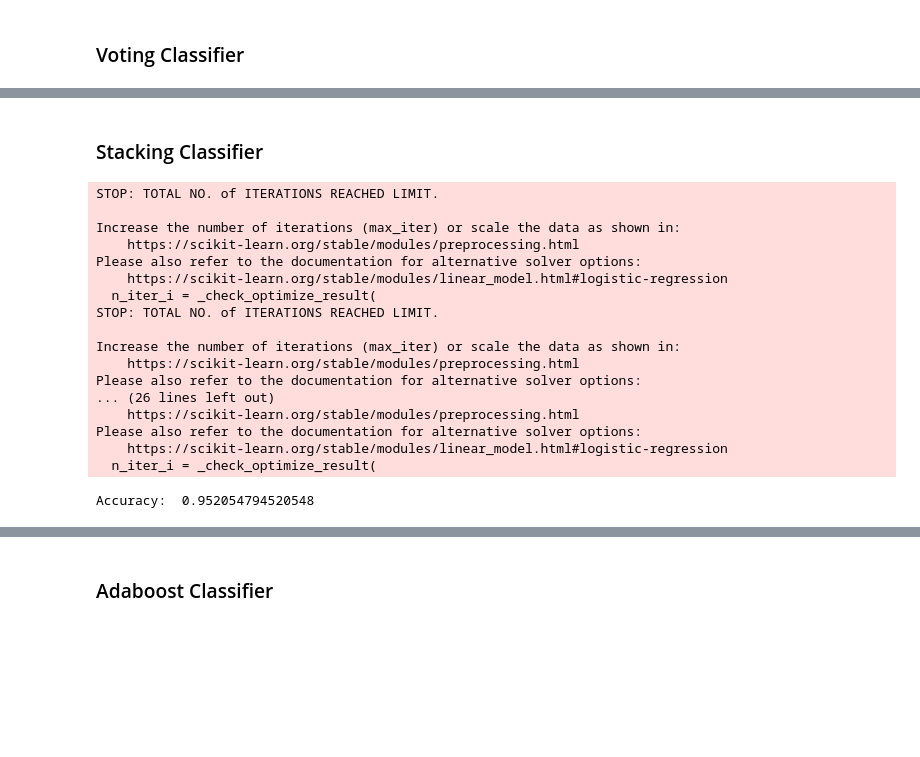
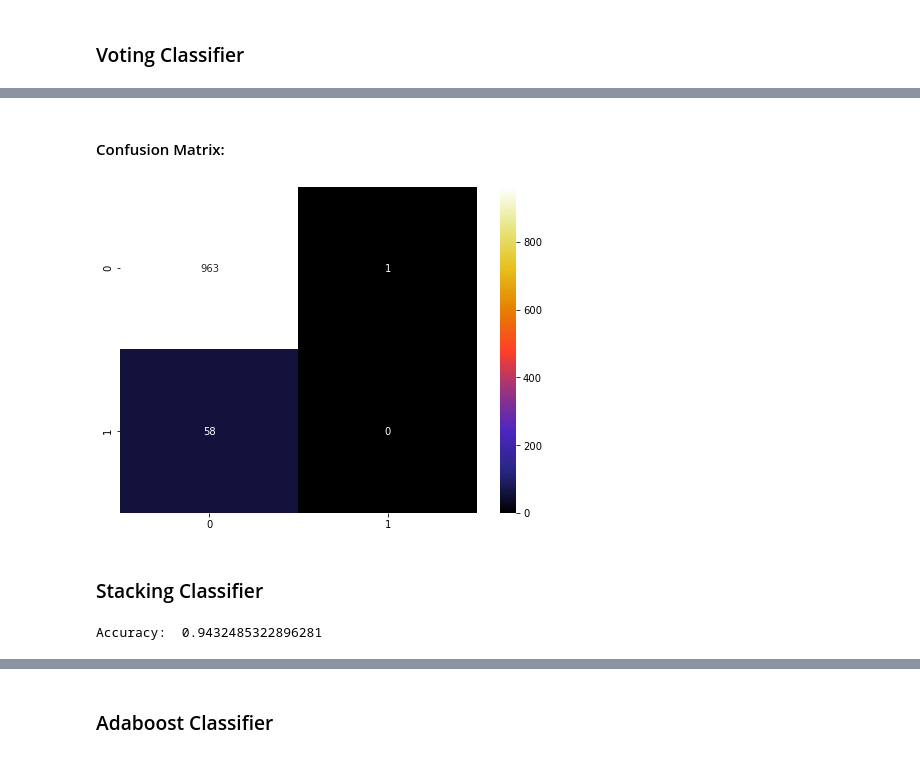
Before and after one commit to Noa-Nussbaum/Avodat-Gmar---Second-semester, a Jupyter notebook: Classification problem.ipynb, the cells around one changed output, grey strips where cells are left out. Drawn from its saved outputs; the diff is of its cells as text; code cells hidden in the pictures; blank space fills up the shorter version.

```diff
--- a/Classification problem.ipynb
+++ b/Classification problem.ipynb
@@ -599,28 +582,20 @@ Accuracy:  0.9510763209393346
+# %% [markdown]
+#### Confusion Matrix:
+# %%
+con_mat = confusion_matrix(y_test, vr_pred)
+f, ax = plt.subplots(figsize=(8, 6))
+sns.heatmap(con_mat, annot=True, cmap="CMRmap", fmt = 'g')
+plt.show()
+# %% [output]
+[figure, added]
 # %% [markdown]
 ### Stacking Classifier
 # %%
-estimators = [('rf',r6 ),('mpp',r7),('lr', r1),('knn',r3)]
+estimators = [('lr', r1), ('dt', r2),('knn', r3),('ab', r4) , ('xgb', r5), ('rfc',r6),('mpp', r7)]
 sc=StackingClassifier(estimators)
 sc.fit(x_train,y_train)
 sc_pred = sc.predict(x_test)
 sc_a=accuracy_score(y_test, sc_pred)
 print("Accuracy: ", accuracy_score(y_test, sc_pred))
 # %% [output]
-STOP: TOTAL NO. of ITERATIONS REACHED LIMIT.
-
-Increase the number of iterations (max_iter) or scale the data as shown in:
-    https://scikit-learn.org/stable/modules/preprocessing.html
-Please also refer to the documentation for alternative solver options:
-    https://scikit-learn.org/stable/modules/linear_model.html#logistic-regression
-  n_iter_i = _check_optimize_result(
-STOP: TOTAL NO. of ITERATIONS REACHED LIMIT.
-
-Increase the number of iterations (max_iter) or scale the data as shown in:
-    https://scikit-learn.org/stable/modules/preprocessing.html
-Please also refer to the documentation for alternative solver options:
-... (26 lines left out)
-    https://scikit-learn.org/stable/modules/preprocessing.html
-Please also refer to the documentation for alternative solver options:
-    https://scikit-learn.org/stable/modules/linear_model.html#logistic-regression
-  n_iter_i = _check_optimize_result(
+Accuracy:  0.9432485322896281
-Accuracy:  0.952054794520548
```
Also changed, not shown: parts of 46 cells of this notebook.
